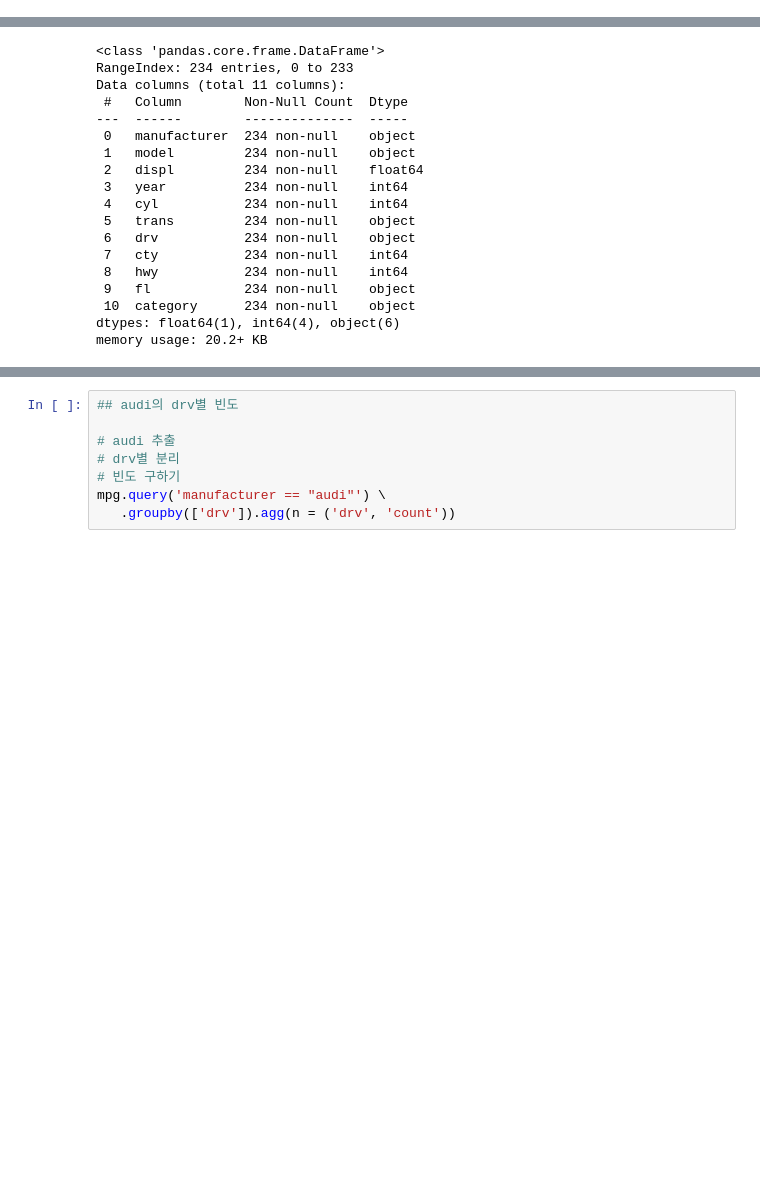
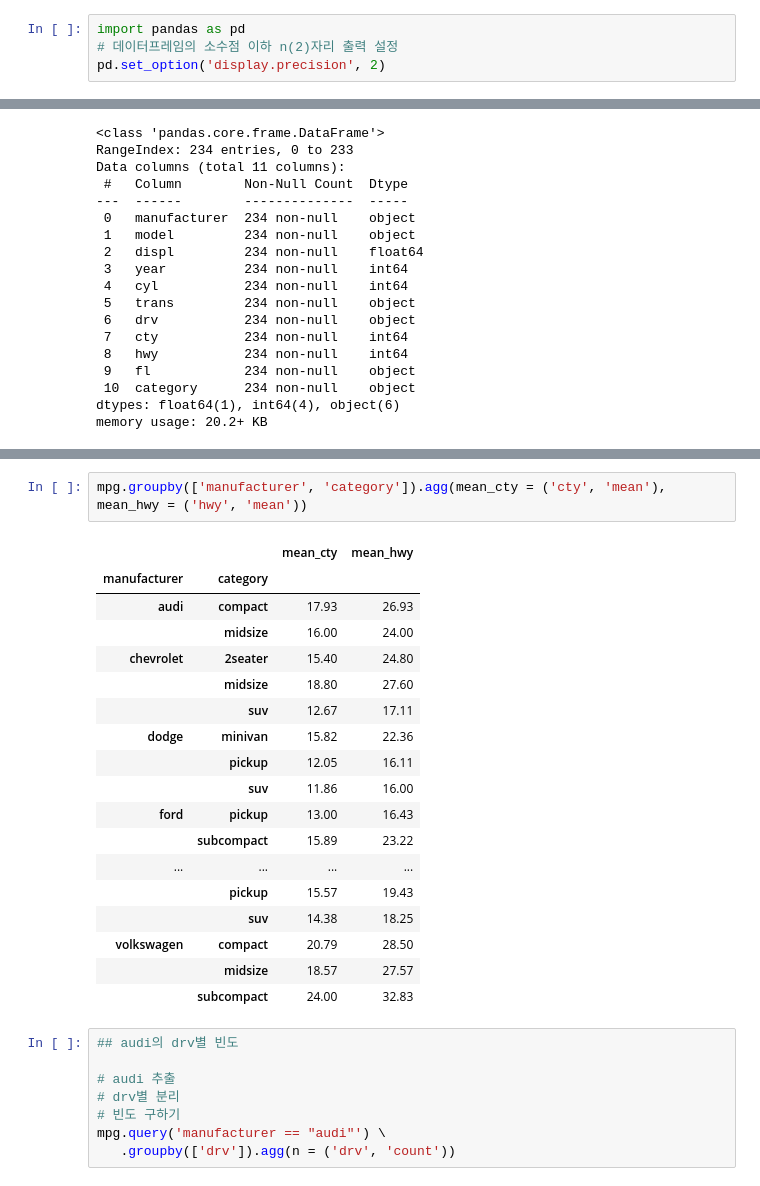
Before and after one commit to ai7dnn/2024-1-my-BDA, a Jupyter notebook: inclass/05w_lect_ch06_dataframe_group_merge.ipynb, the cells around one changed output, grey strips where cells are left out. Drawn from its saved outputs; the diff is of its cells as text; blank space fills up the shorter version.

```diff
--- a/inclass/05w_lect_ch06_dataframe_group_merge.ipynb
+++ b/inclass/05w_lect_ch06_dataframe_group_merge.ipynb
@@ -4,6 +4,10 @@
 %%html
 <!--마크다운 표 정렬 설정-->
 <style> table {float:left} </style>
+# %%
+import pandas as pd
+# 데이터프레임의 소수점 이하 n(2)자리 출력 설정
+pd.set_option('display.precision', 2)
 # %% [markdown]
 ---
 # %% [markdown]
@@ -479,3 +506,24 @@ mpg.groupby(['manufacturer', 'drv']).agg(mean_cty = ('cty', 'mean'))
+# %%
+mpg.groupby(['manufacturer', 'category']).agg(mean_cty = ('cty', 'mean'), mean_hwy = ('hwy', 'mean'))
+# %% [output]
+|  |  | mean_cty | mean_hwy |
+| manufacturer | category |  |  |
+| audi | compact | 17.93 | 26.93 |
+|  | midsize | 16.00 | 24.00 |
+| chevrolet | 2seater | 15.40 | 24.80 |
+|  | midsize | 18.80 | 27.60 |
+|  | suv | 12.67 | 17.11 |
+| dodge | minivan | 15.82 | 22.36 |
+|  | pickup | 12.05 | 16.11 |
+|  | suv | 11.86 | 16.00 |
+| ford | pickup | 13.00 | 16.43 |
+|  | subcompact | 15.89 | 23.22 |
+| ... | ... | ... | ... |
+|  | pickup | 15.57 | 19.43 |
+|  | suv | 14.38 | 18.25 |
+| volkswagen | compact | 20.79 | 28.50 |
+|  | midsize | 18.57 | 27.57 |
+|  | subcompact | 24.00 | 32.83 |
 # %%
 ## audi의 drv별 빈도
 
```
Also changed, not shown: parts of 7 cells of this notebook.
